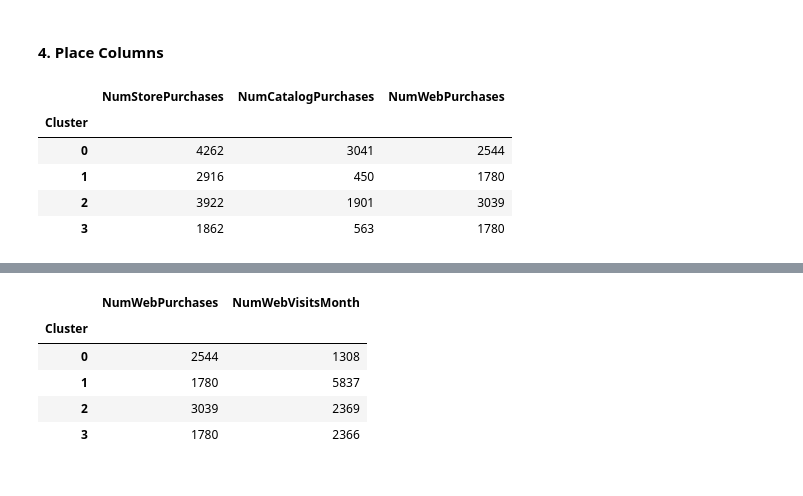
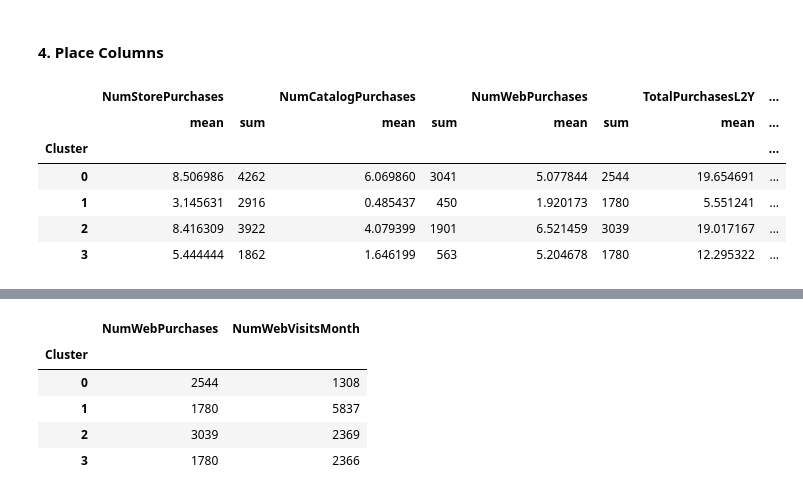
Before and after one commit to mariaperezdeayalas/Customer-Segmentation-Final-Project-, a Jupyter notebook: Notebooks/3. Clustering - KMeans.ipynb, the cells around one changed output, grey strips where cells are left out. Cells and saved outputs as stored; diff of their text form; code cells hidden in the pictures.

```diff
--- a/Notebooks/3. Clustering - KMeans.ipynb
+++ b/Notebooks/3. Clustering - KMeans.ipynb
@@ -162,4 +176,6 @@ sns.countplot(data = clients, x = 'Kids', hue = 'Cluster', palette = pal)
 [figure]
 # %% [markdown]
 #### 2. Products Columns
+# %%
+clients[['MntWines%', 'MntFruits%', 'MntMeatProducts%', 'MntFishProducts%', 'MntSweetProducts%', 'MntGoldProds%']] = clients[['MntWines', 'MntFruits', 'MntMeatProducts', 'MntFishProducts', 'MntSweetProducts', 'MntGoldProds']].apply(lambda x: x/x.sum(), axis = 1)
 # %%
@@ -187,12 +202,13 @@ sns.histplot(data = clients, x = "SharePurchasesOnDeal", hue = "Cluster", multip
 # %% [markdown]
 #### 4. Place Columns
 # %%
-products = clients[['NumStorePurchases', 'NumCatalogPurchases', 'NumWebPurchases', 'Cluster']]
-products.groupby(['Cluster']).sum()
+products = clients[['NumStorePurchases', 'NumCatalogPurchases', 'NumWebPurchases', 'TotalPurchasesL2Y', 'AvgProductsPerTrip', 'Cluster']]
+products.groupby(['Cluster']).agg({'sum', 'mean'})
 # %% [output]
-|  | NumStorePurchases | NumCatalogPurchases | NumWebPurchases |
-| Cluster |  |  |  |
-| 0 | 4262 | 3041 | 2544 |
-| 1 | 2916 | 450 | 1780 |
-| 2 | 3922 | 1901 | 3039 |
-| 3 | 1862 | 563 | 1780 |
+|  | NumStorePurchases |  | NumCatalogPurchases |  | NumWebPurchases |  | TotalPurchasesL2Y | ... |
+|  | mean | sum | mean | sum | mean | sum | mean | ... |
+| Cluster |  |  |  |  |  |  |  | ... |
+| 0 | 8.506986 | 4262 | 6.069860 | 3041 | 5.077844 | 2544 | 19.654691 | ... |
+| 1 | 3.145631 | 2916 | 0.485437 | 450 | 1.920173 | 1780 | 5.551241 | ... |
+| 2 | 8.416309 | 3922 | 4.079399 | 1901 | 6.521459 | 3039 | 19.017167 | ... |
+| 3 | 5.444444 | 1862 | 1.646199 | 563 | 5.204678 | 1780 | 12.295322 | ... |
```
Also changed, not shown: parts of 26 cells of this notebook, 1 other file.
